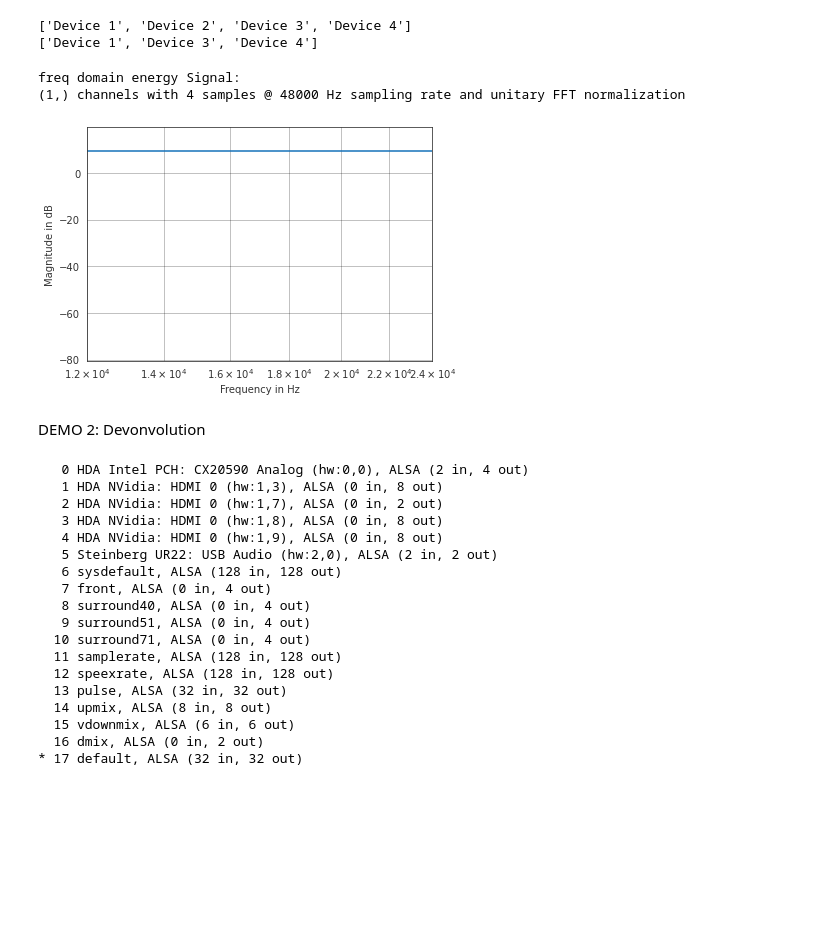
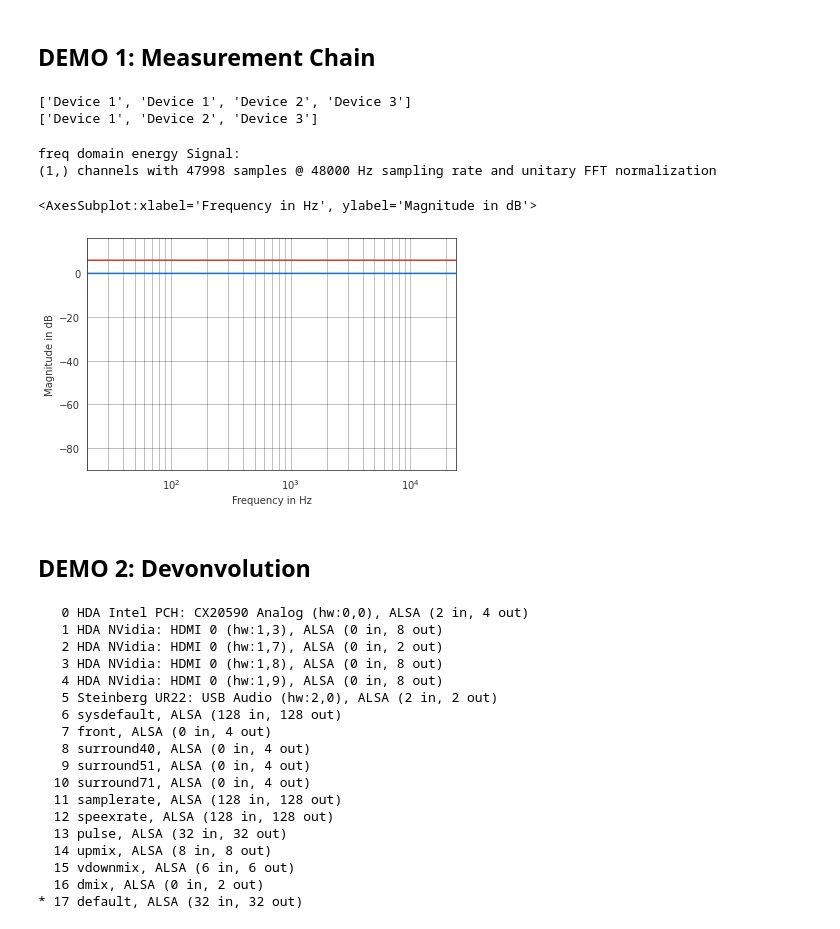
Before and after one commit to pyfar-seminar/mestopy, a Jupyter notebook: mestopy_demo.ipynb, the cells around one changed output. Saved outputs shown, nothing was run; the diff lists cells and outputs as text; code cells hidden in the pictures; blank space fills up the shorter version.

Commit message:
added methods get_ref and get_refs to MeasurementChain class

```diff
--- a/mestopy_demo.ipynb
+++ b/mestopy_demo.ipynb
@@ -13,29 +10,54 @@ a = MeasurementChain(fs, 1)
-# %%
-a.reset_ref()
-sig = pyfar.Signal([1, 0, 0, 0], fs)
-a.add_ref(sig, calibration=1, device_name='Device 1', inverted=False)
-a.add_ref(sig, calibration=1, device_name='Device 2', inverted=False)
-a.add_ref(sig, calibration=1, device_name='Device 3', inverted=False)
-a.add_ref(sig, calibration=1, device_name='Device 4', inverted=False)
-
-print(a.ls_ref())
-
-a.rm_ref(1)
-
-print(a.ls_ref())
-
-a.freq_resp()
-# %% [output]
-['Device 1', 'Device 2', 'Device 3', 'Device 4']
-['Device 1', 'Device 3', 'Device 4']
-freq domain energy Signal:
-(1,) channels with 4 samples @ 48000 Hz sampling rate and unitary FFT normalization
-# %%
-fig1 = pyfar.plot.line.freq(a.freq_resp())
-# %% [output]
-[figure, removed]
+# %% [markdown]
+## DEMO 1: Measurement Chain
+# %%
+# initialise measurement chain @fs=44100
+fs = 48000
+chain = MeasurementChain(fs, 1)
+# %%
+# reset MeasurementChain refs, in case you run this cell multiple times
+chain.reset_ref()
+
+# generate some flat signals at different levels: 0dB, +6dB, -6dB
+sig1 = pyfar.Signal(np.full(int(fs/2), 1.0), fs, domain='freq')
+sig2 = pyfar.Signal(np.full(int(fs/2), 2.0), fs, domain='freq')
+sig3 = pyfar.Signal(np.full(int(fs/2), 0.5), fs, domain='freq')
+
+# add these signals as references to the measurement chain; attention: sig1 is added twice by "mistake"
+chain.add_ref(sig1, calibration=1, device_name='Device 1', inverted=False)
+chain.add_ref(sig1, calibration=1, device_name='Device 1', inverted=False)
+chain.add_ref(sig2, calibration=1, device_name='Device 2', inverted=False)
+chain.add_ref(sig3, calibration=1, device_name='Device 3', inverted=False)
+
+# print names of devices in measurement chain
+print(chain.ls_ref())
+
+# remove double added sig1 from measurement chain
+chain.rm_ref(1)
+
+# print names of devices in measurement chain after removing
+print(chain.ls_ref())
+
+# get the freq-response of whole measurement chain as pyfar.Signal
+chain.get_refs()
+
+# get the freq-response of specific device in measurement chain as pyfar.Signal
+chain.get_ref(1)
+# %% [output]
+['Device 1', 'Device 1', 'Device 2', 'Device 3']
+['Device 1', 'Device 2', 'Device 3']
+freq domain energy Signal:
+(1,) channels with 47998 samples @ 48000 Hz sampling rate and unitary FFT normalization
+# %%
+# plot freq-response of whole measurement chain
+pyfar.plot.line.freq(chain.get_refs())
+
+# plot freq-response of element 1 of the measurement chain
+pyfar.plot.line.freq(chain.get_ref(1))
+# %% [output]
+<AxesSubplot:xlabel='Frequency in Hz', ylabel='Magnitude in dB'>
+[figure, added]
 # %% [markdown]
-DEMO 2: Devonvolution
+## DEMO 2: Devonvolution
 # %%
 print(sd.query_devices())
 # %% [output]
```
Also changed, not shown: parts of 2 cells of this notebook, 1 other file.
